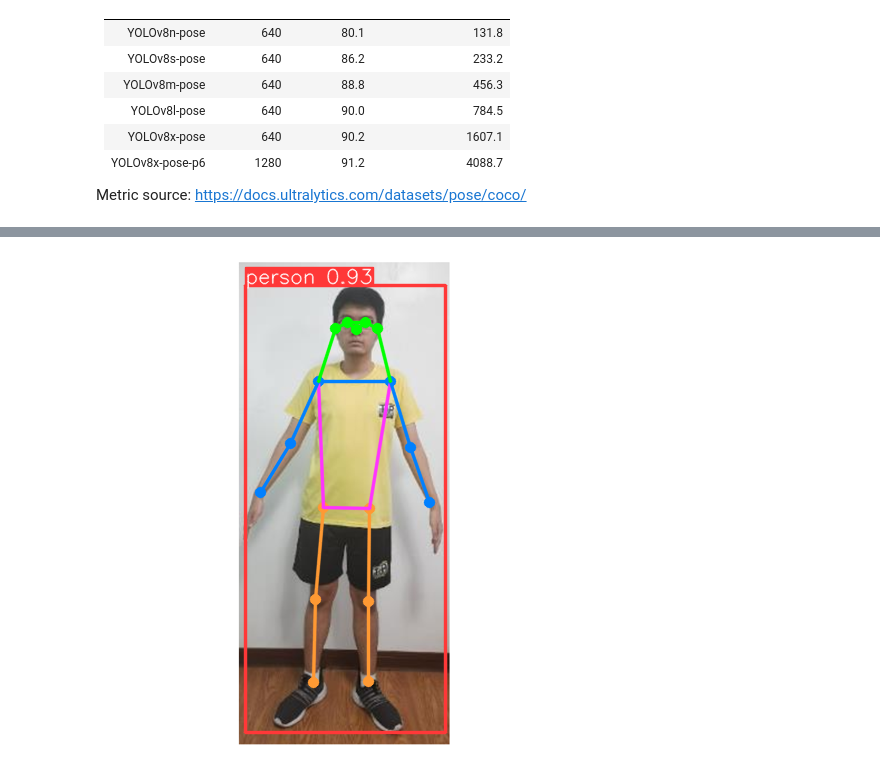
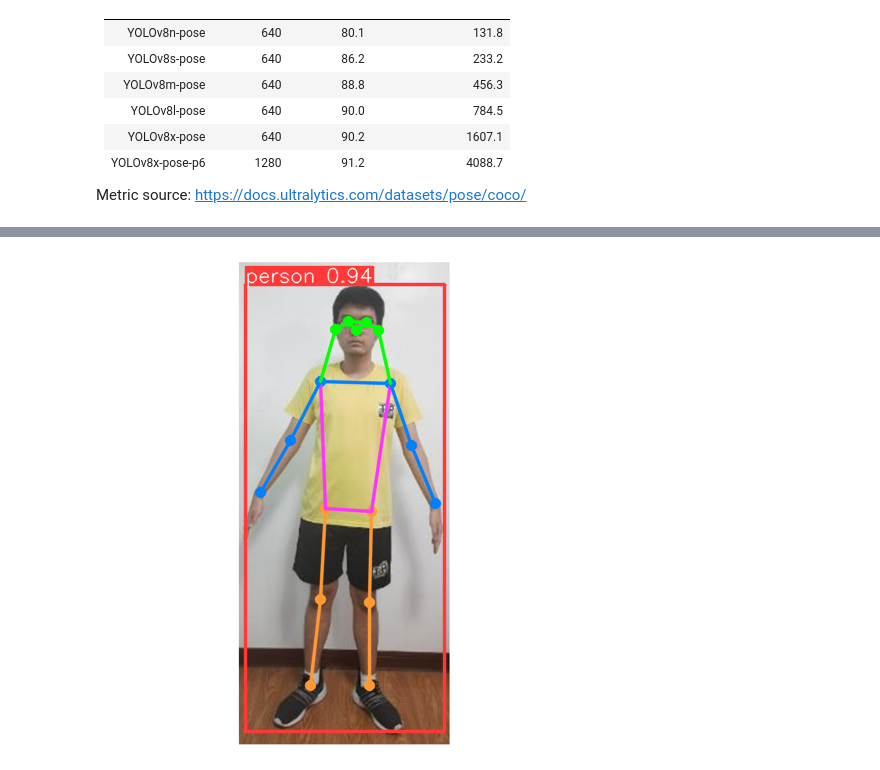
Before and after one commit to Abyza/Exercise_Posture_Suggestion_System, a Jupyter notebook: Creation_of_Models/Model_2_Pose_Estimation_YOLOv8.ipynb, the cells around one changed output, grey strips where cells are left out. Drawn from its saved outputs; the diff is of its cells as text; code cells hidden in the pictures.

```diff
--- a/Creation_of_Models/Model_2_Pose_Estimation_YOLOv8.ipynb
+++ b/Creation_of_Models/Model_2_Pose_Estimation_YOLOv8.ipynb
@@ -81,10 +159,10 @@ Results saved to runs\pose\predict14
 # %%
 from PIL import Image
 
 # Display the resulting image
-Image.open(Rf'{current_dir}\runs\pose\predict14\paulo3.png')
+Image.open(Rf'{current_dir}/runs/pose/predict/paulo3.png')
 # %% [output]
-[figure, old version]
+[figure, new version]
 # %%
 # more details about keypoints can be found here https://docs.ultralytics.com/modes/predict/#keypoints
 # .xyn is normalized # xy is pixel coordinates
```
Also changed, not shown: parts of 29 cells of this notebook, 2 other files.
